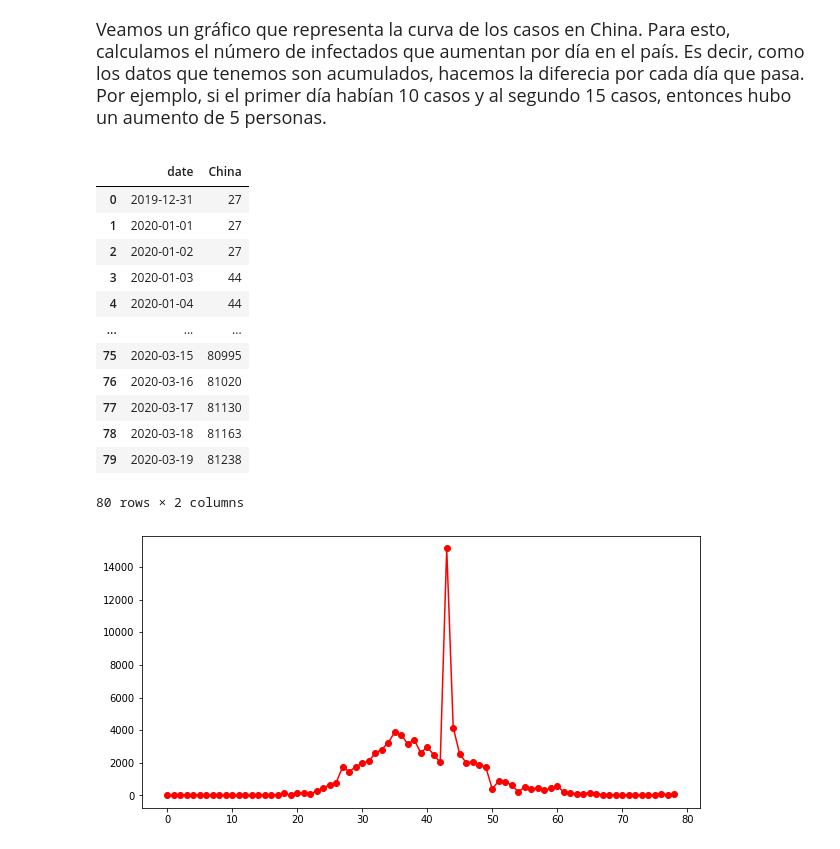
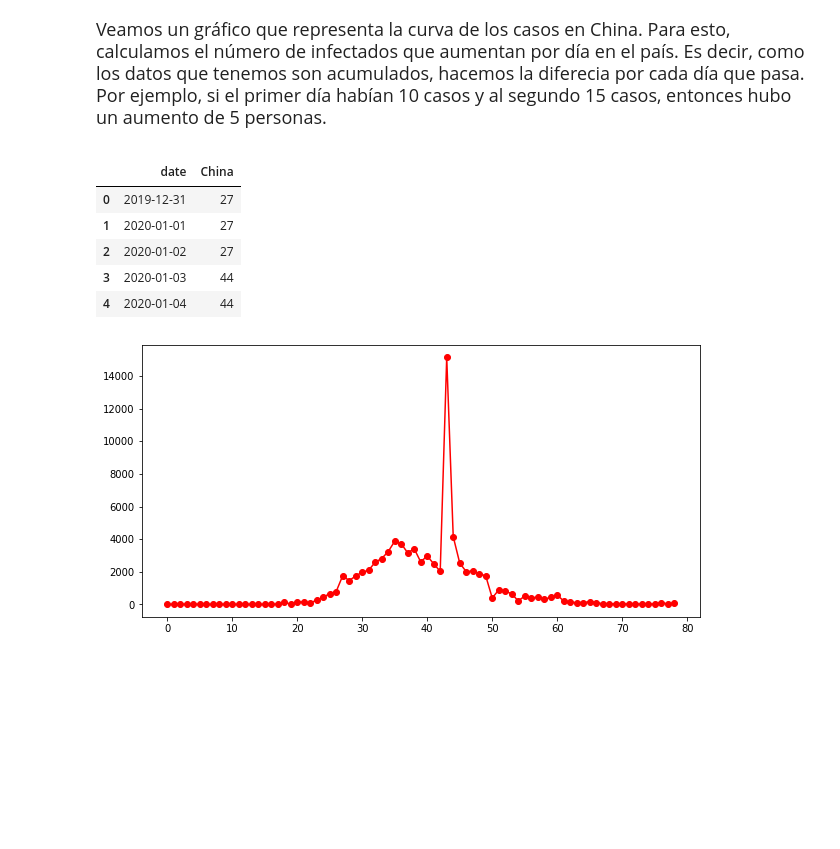
Before and after one commit to octavio5545/COVID-19, a Jupyter notebook: COVID-19_SincronizadoWeb.ipynb, the cells around one changed output. Saved outputs shown, nothing was run; the diff lists cells and outputs as text; code cells hidden in the pictures; blank space fills up the shorter version.

```diff
--- a/COVID-19_SincronizadoWeb.ipynb
+++ b/COVID-19_SincronizadoWeb.ipynb
@@ -153,21 +153,14 @@ Veamos un gráfico que representa la curva de los casos en China. Para esto, cal
 # %%
 # Vamos a calcular los incrementos por día
 china = total_cases[['date','China']]
-china
+china[0:5]
 # %% [output]
 |  | date | China |
 | 0 | 2019-12-31 | 27 |
 | 1 | 2020-01-01 | 27 |
 | 2 | 2020-01-02 | 27 |
 | 3 | 2020-01-03 | 44 |
 | 4 | 2020-01-04 | 44 |
-| ... | ... | ... |
-| 75 | 2020-03-15 | 80995 |
-| 76 | 2020-03-16 | 81020 |
-| 77 | 2020-03-17 | 81130 |
-| 78 | 2020-03-18 | 81163 |
-| 79 | 2020-03-19 | 81238 |
-80 rows × 2 columns
 # %%
 incremento = []
 
```
Also changed, not shown: parts of 17 cells of this notebook, 1 other file.
